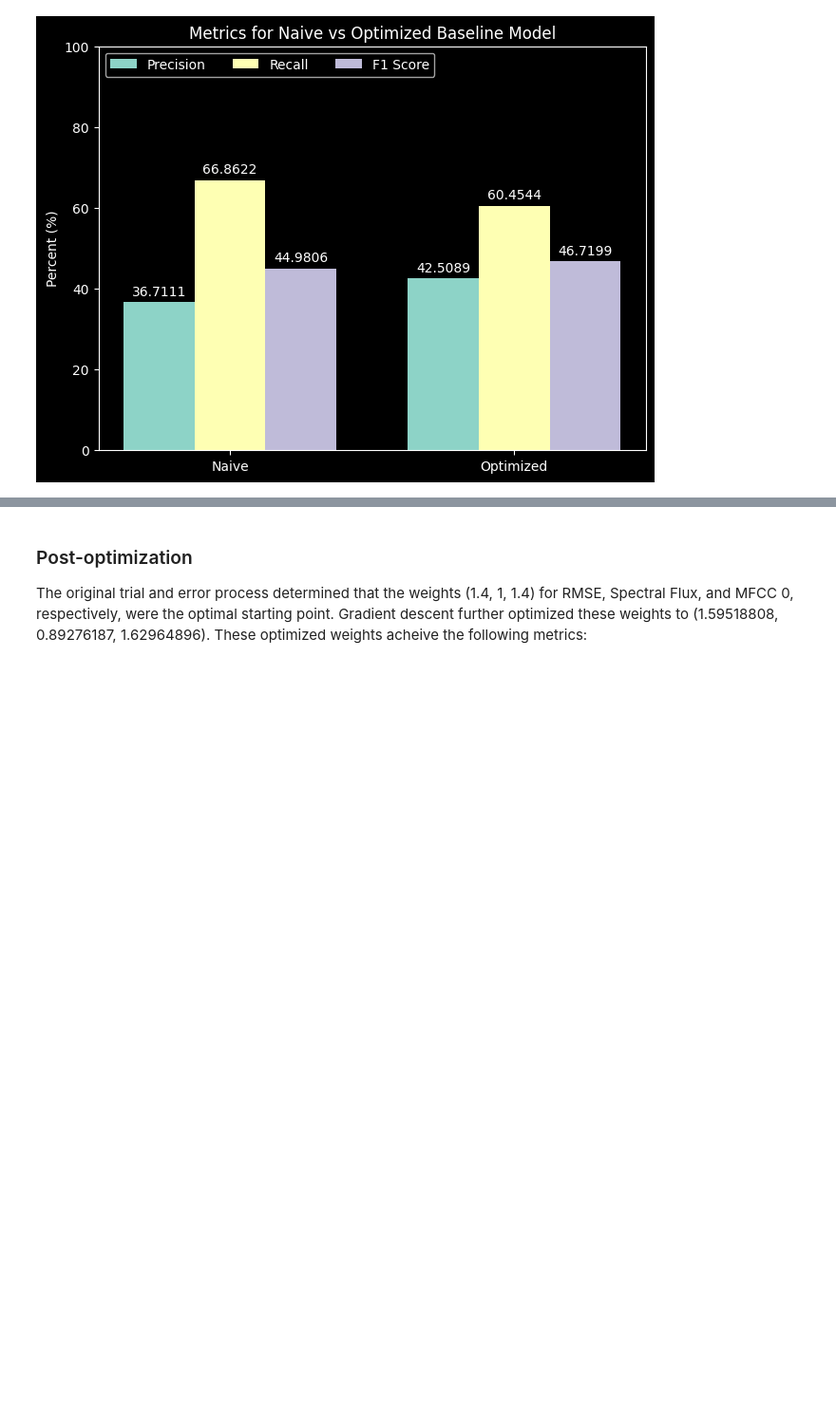
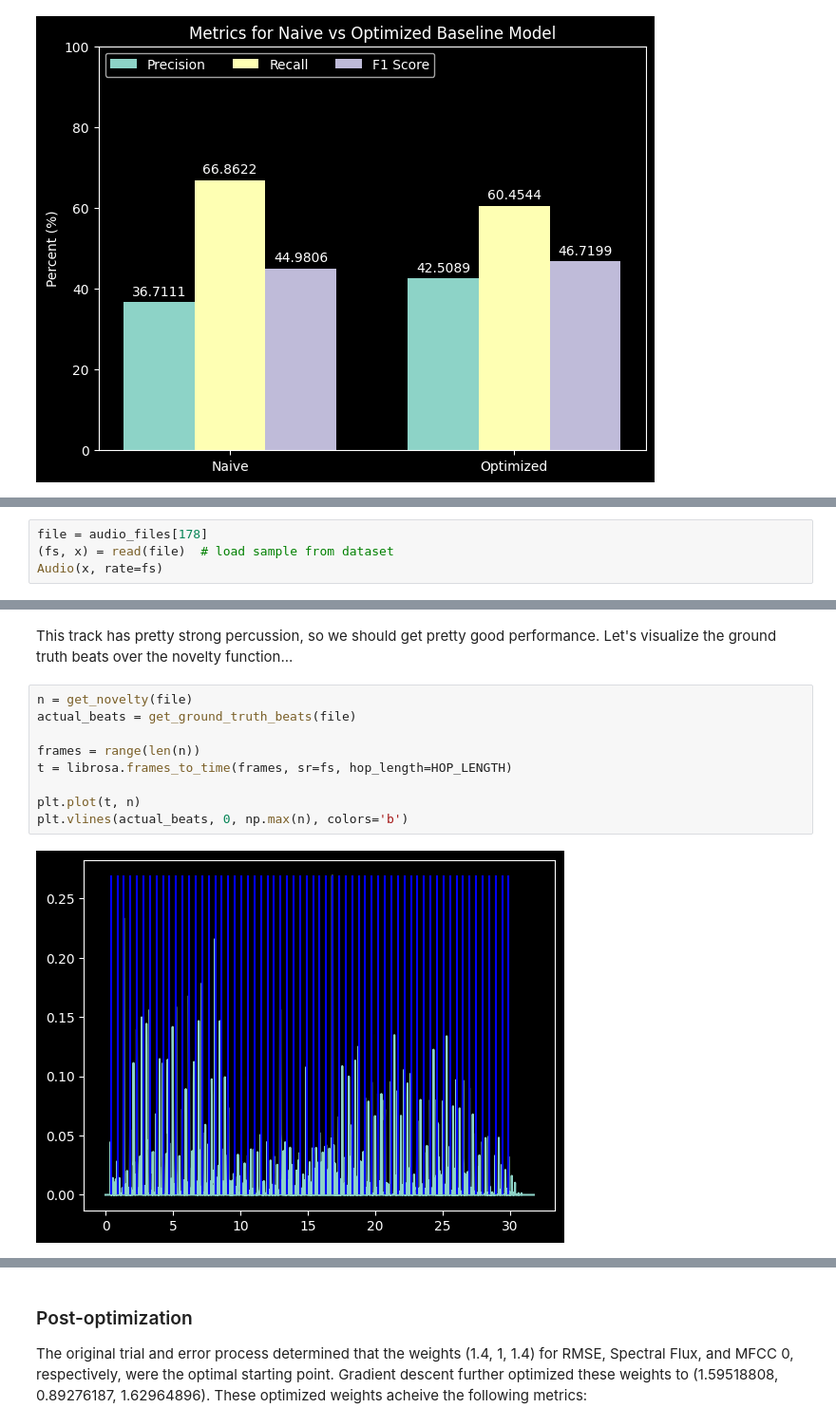
Before and after one commit to calebspainn/Project2, a Jupyter notebook: eval.ipynb, the cells around one changed output, grey strips where cells are left out. Shown at 95% size. Saved outputs shown, nothing was run; the diff lists cells and outputs as text; blank space fills up the shorter version.

Commit message:
added single track graphs to eval.ipynb and updated README.md to explain the new file

```diff
--- a/eval.ipynb
+++ b/eval.ipynb
@@ -622,0 +579,4 @@ When simply adding the functions together, the model performs as follows:
+# %%
+file = audio_files[178]
+(fs, x) = read(file)  # load sample from dataset
+Audio(x, rate=fs)
@@ -622,0 +585,13 @@ When simply adding the functions together, the model performs as follows:
+# %% [markdown]
+This track has pretty strong percussion, so we should get pretty good performance. Let's visualize the ground truth beats over the novelty function...
+# %%
+n = get_novelty(file)
+actual_beats = get_ground_truth_beats(file)
+
+frames = range(len(n))
+t = librosa.frames_to_time(frames, sr=fs, hop_length=HOP_LENGTH)
+
+plt.plot(t, n)
+plt.vlines(actual_beats, 0, np.max(n), colors='b')
+# %% [output]
+[figure, added]
```
Also changed, not shown: parts of 20 cells of this notebook, 1 other file.
